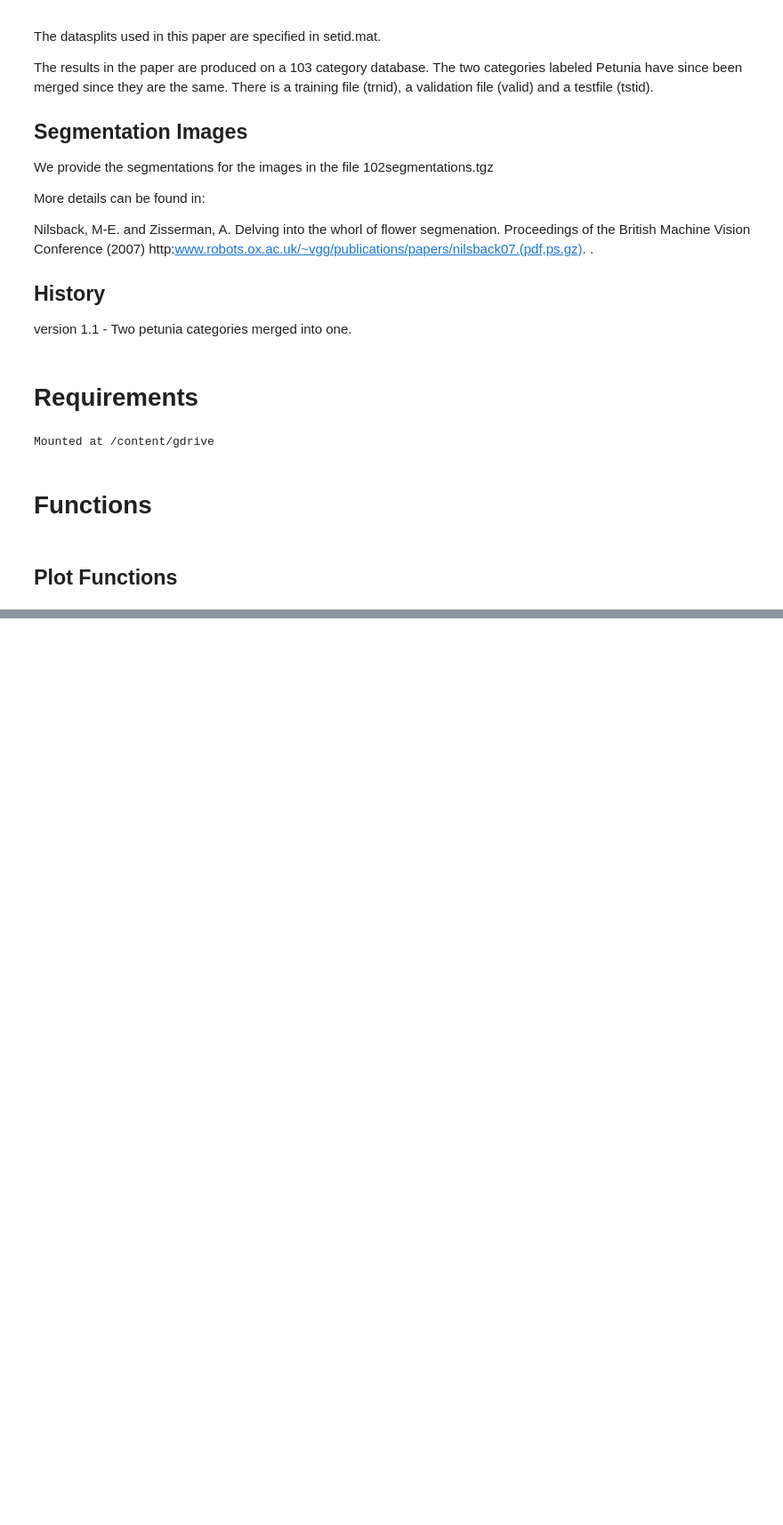
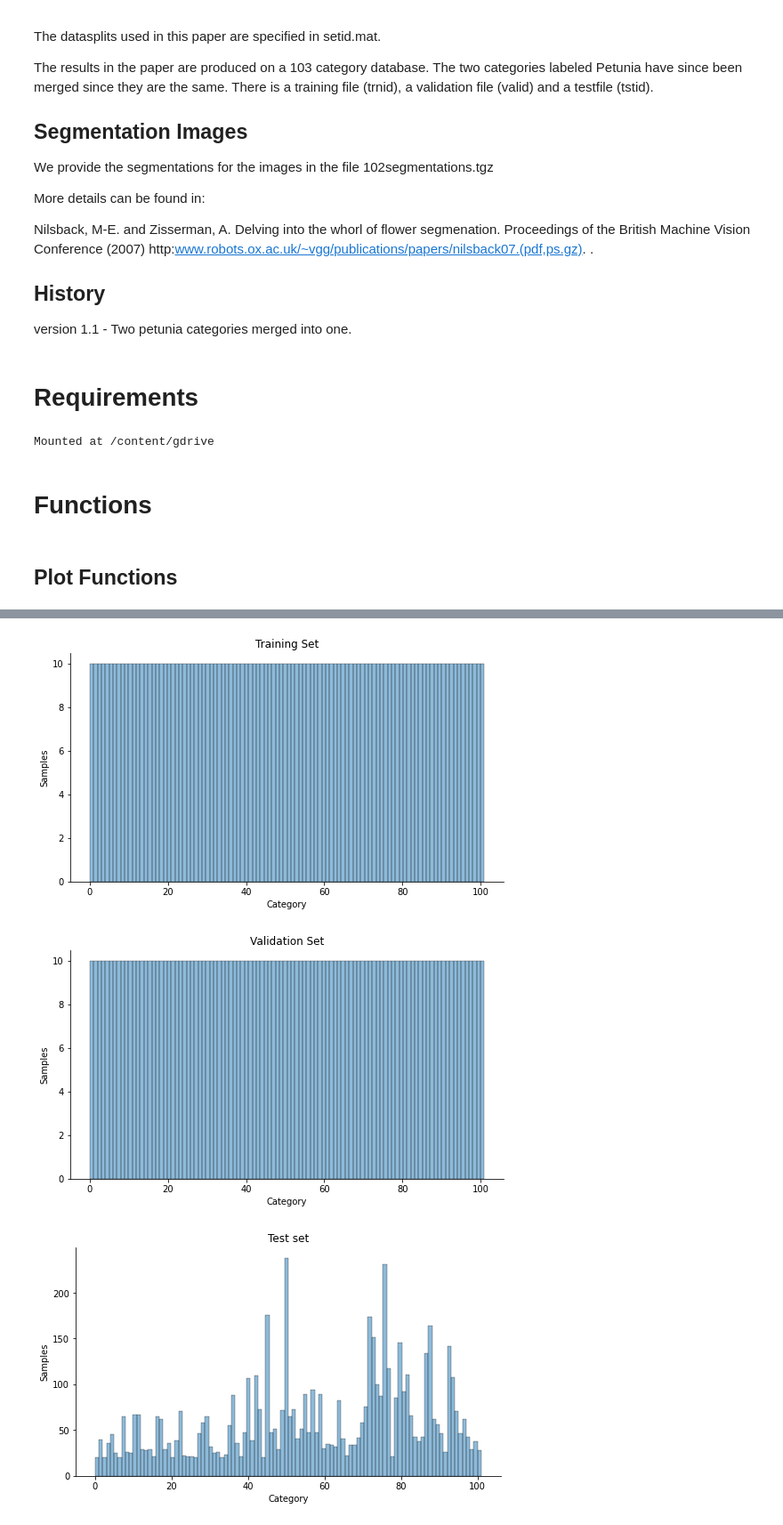
Before and after one commit to MarioAvolio/102-Category-Flower-Dataset-with-Keras, a Jupyter notebook: Flowers.ipynb, the cells around one changed output, grey strips where cells are left out. Shown at 89% size. Cells and saved outputs as stored; diff of their text form; code cells hidden in the pictures; blank space fills up the shorter version.

```diff
--- a/Flowers.ipynb
+++ b/Flowers.ipynb
@@ -248 +385,14 @@ df['Category'].nunique()
+# %%
+distribuzione = sns.displot(train_set, bins=102, legend=False).set(xlabel='Category', ylabel='Samples', title='Training Set')
+distribuzione.fig.set_size_inches(8,4)
+
+distribuzione = sns.displot(val_set, bins=102, legend=False).set(xlabel='Category', ylabel='Samples', title='Validation Set')
+distribuzione.fig.set_size_inches(8,4)
+
+distribuzione = sns.displot(test_set, bins=102, legend=False).set(xlabel='Category', ylabel='Samples', title='Test set')
+distribuzione.fig.set_size_inches(8,4)
+# %% [output]
+[figure, added]
+[figure, added]
+[figure, added]
 # %%
```
Also changed, not shown: parts of 38 cells of this notebook.
